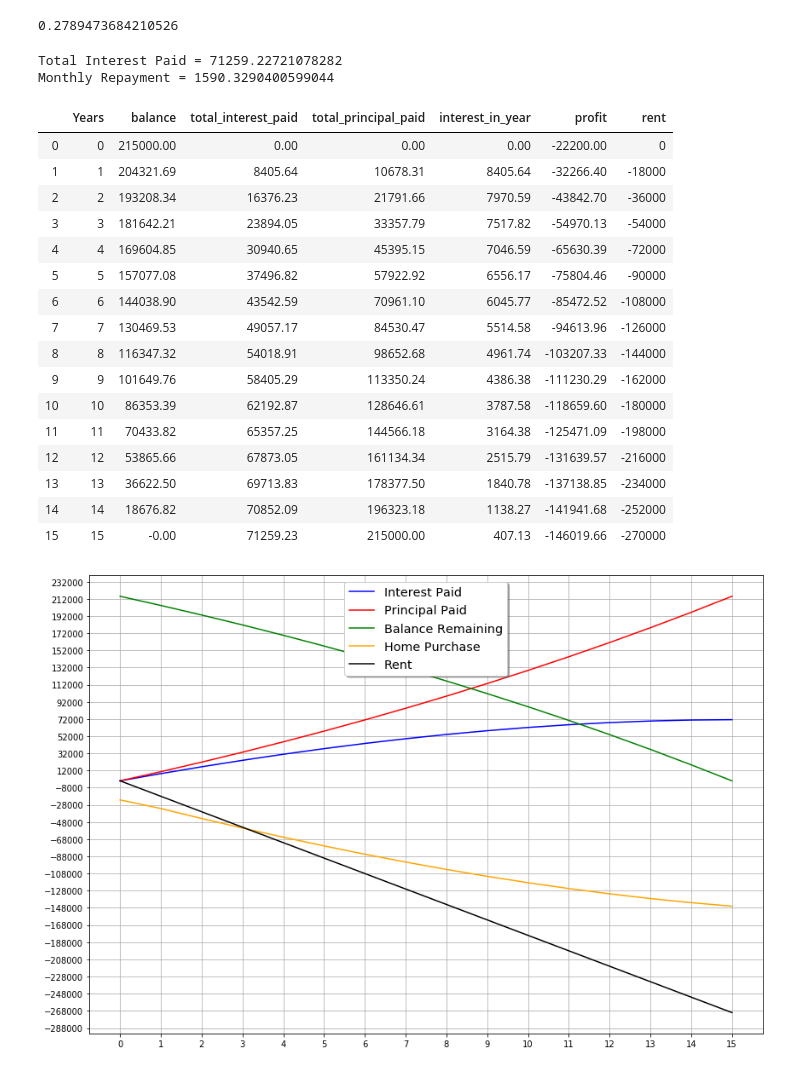
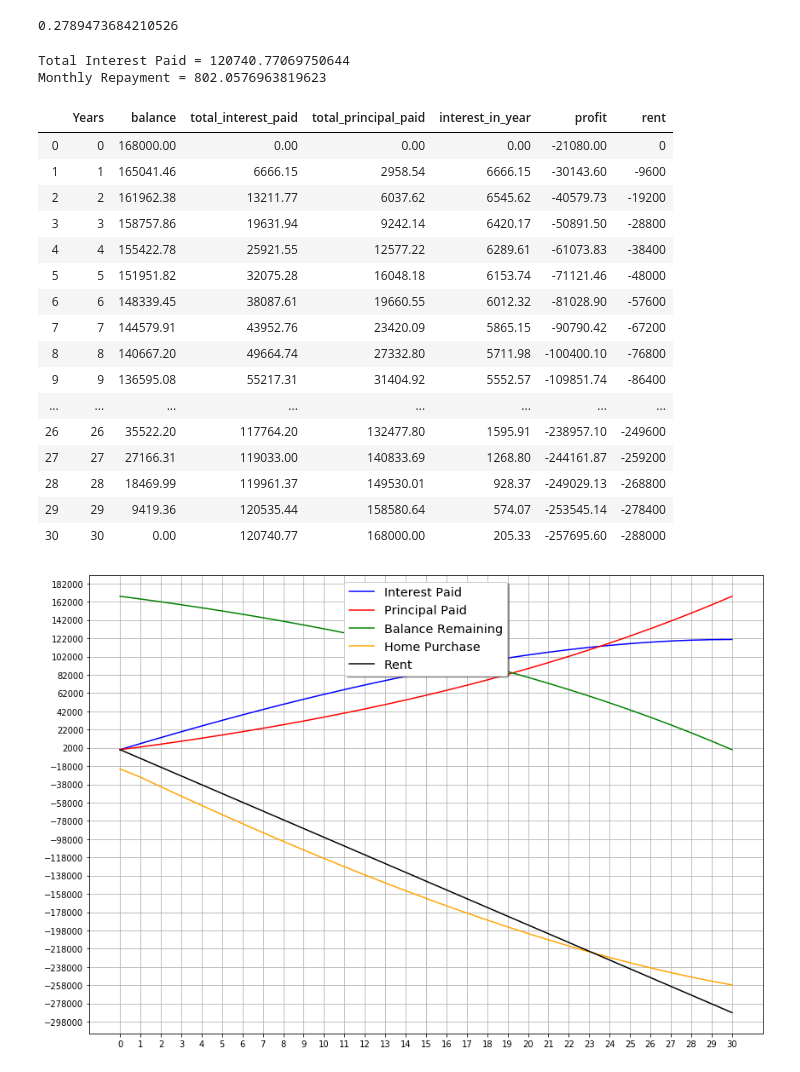
Before and after one commit to Vish279/Mortgage-Calc, a Jupyter notebook: mortgage_calculations.ipynb, the cells around one changed output. Cells and saved outputs as stored; diff of their text form; code cells hidden in the pictures.

```diff
--- a/mortgage_calculations.ipynb
+++ b/mortgage_calculations.ipynb
@@ -75,7 +75,7 @@ def amoritization_table(interest_rate,term_of_loan_years,home_price,down_payment
         x_balance_new=p_balance(x)
         x_balance.append(x_balance_new)
 
-        prop_taxes=0.013
+        prop_taxes=0.023
         selling_agent_fees=0.06
         closing_fees=6000
 
@@ -85,14 +85,14 @@ def amoritization_table(interest_rate,term_of_loan_years,home_price,down_payment
         - x_interest_new - x_principal_new + (tot_interest_principal_paid(home_price-down_payment,\
                                                                          interest_rate/12/100,x*12,M)[0]-
                                               tot_interest_principal_paid(home_price-down_payment,\
-                                                                         interest_rate/12/100,(x-1)*12,M)[0])*0.22
+                                                                         interest_rate/12/100,(x-1)*12,M)[0])*0.22 - 5000
         intern=tot_interest_principal_paid(home_price-down_payment,interest_rate/12/100,x*12,M)[0]-\
         tot_interest_principal_paid(home_price-down_payment,interest_rate/12/100,(x-1)*12,M)[0]
         inter.append(intern)
 
         sel.append(seln)
 
-        rent_n=-1500*12*x
+        rent_n=-800*12*x
         rent.append(rent_n)
 
 
@@ -121,25 +121,25 @@ def amoritization_table(interest_rate,term_of_loan_years,home_price,down_payment
 # %% [output]
 0.2789473684210526
 # %%
-amoritization_table(4,15,270000,55000,1.0)
+amoritization_table(4,30,168000,0,1)
 # %% [output]
-Total Interest Paid = 71259.22721078282
-Monthly Repayment = 1590.3290400599044
+Total Interest Paid = 120740.77069750644
+Monthly Repayment = 802.0576963819623
 |  | Years | balance | total_interest_paid | total_principal_paid | interest_in_year | profit | rent |
-| 0 | 0 | 215000.00 | 0.00 | 0.00 | 0.00 | -22200.00 | 0 |
-| 1 | 1 | 204321.69 | 8405.64 | 10678.31 | 8405.64 | -32266.40 | -18000 |
-| 2 | 2 | 193208.34 | 16376.23 | 21791.66 | 7970.59 | -43842.70 | -36000 |
-| 3 | 3 | 181642.21 | 23894.05 | 33357.79 | 7517.82 | -54970.13 | -54000 |
-| 4 | 4 | 169604.85 | 30940.65 | 45395.15 | 7046.59 | -65630.39 | -72000 |
-| 5 | 5 | 157077.08 | 37496.82 | 57922.92 | 6556.17 | -75804.46 | -90000 |
-| 6 | 6 | 144038.90 | 43542.59 | 70961.10 | 6045.77 | -85472.52 | -108000 |
-| 7 | 7 | 130469.53 | 49057.17 | 84530.47 | 5514.58 | -94613.96 | -126000 |
-| 8 | 8 | 116347.32 | 54018.91 | 98652.68 | 4961.74 | -103207.33 | -144000 |
-| 9 | 9 | 101649.76 | 58405.29 | 113350.24 | 4386.38 | -111230.29 | -162000 |
-| 10 | 10 | 86353.39 | 62192.87 | 128646.61 | 3787.58 | -118659.60 | -180000 |
-| 11 | 11 | 70433.82 | 65357.25 | 144566.18 | 3164.38 | -125471.09 | -198000 |
-| 12 | 12 | 53865.66 | 67873.05 | 161134.34 | 2515.79 | -131639.57 | -216000 |
-| 13 | 13 | 36622.50 | 69713.83 | 178377.50 | 1840.78 | -137138.85 | -234000 |
-| 14 | 14 | 18676.82 | 70852.09 | 196323.18 | 1138.27 | -141941.68 | -252000 |
-| 15 | 15 | -0.00 | 71259.23 | 215000.00 | 407.13 | -146019.66 | -270000 |
+| 0 | 0 | 168000.00 | 0.00 | 0.00 | 0.00 | -21080.00 | 0 |
+| 1 | 1 | 165041.46 | 6666.15 | 2958.54 | 6666.15 | -30143.60 | -9600 |
+| 2 | 2 | 161962.38 | 13211.77 | 6037.62 | 6545.62 | -40579.73 | -19200 |
+| 3 | 3 | 158757.86 | 19631.94 | 9242.14 | 6420.17 | -50891.50 | -28800 |
+| 4 | 4 | 155422.78 | 25921.55 | 12577.22 | 6289.61 | -61073.83 | -38400 |
+| 5 | 5 | 151951.82 | 32075.28 | 16048.18 | 6153.74 | -71121.46 | -48000 |
+| 6 | 6 | 148339.45 | 38087.61 | 19660.55 | 6012.32 | -81028.90 | -57600 |
+| 7 | 7 | 144579.91 | 43952.76 | 23420.09 | 5865.15 | -90790.42 | -67200 |
+| 8 | 8 | 140667.20 | 49664.74 | 27332.80 | 5711.98 | -100400.10 | -76800 |
+| 9 | 9 | 136595.08 | 55217.31 | 31404.92 | 5552.57 | -109851.74 | -86400 |
+| ... | ... | ... | ... | ... | ... | ... | ... |
+| 26 | 26 | 35522.20 | 117764.20 | 132477.80 | 1595.91 | -238957.10 | -249600 |
+| 27 | 27 | 27166.31 | 119033.00 | 140833.69 | 1268.80 | -244161.87 | -259200 |
+| 28 | 28 | 18469.99 | 119961.37 | 149530.01 | 928.37 | -249029.13 | -268800 |
+| 29 | 29 | 9419.36 | 120535.44 | 158580.64 | 574.07 | -253545.14 | -278400 |
+| 30 | 30 | 0.00 | 120740.77 | 168000.00 | 205.33 | -257695.60 | -288000 |
-[figure, old version]
+[figure, new version]
```
